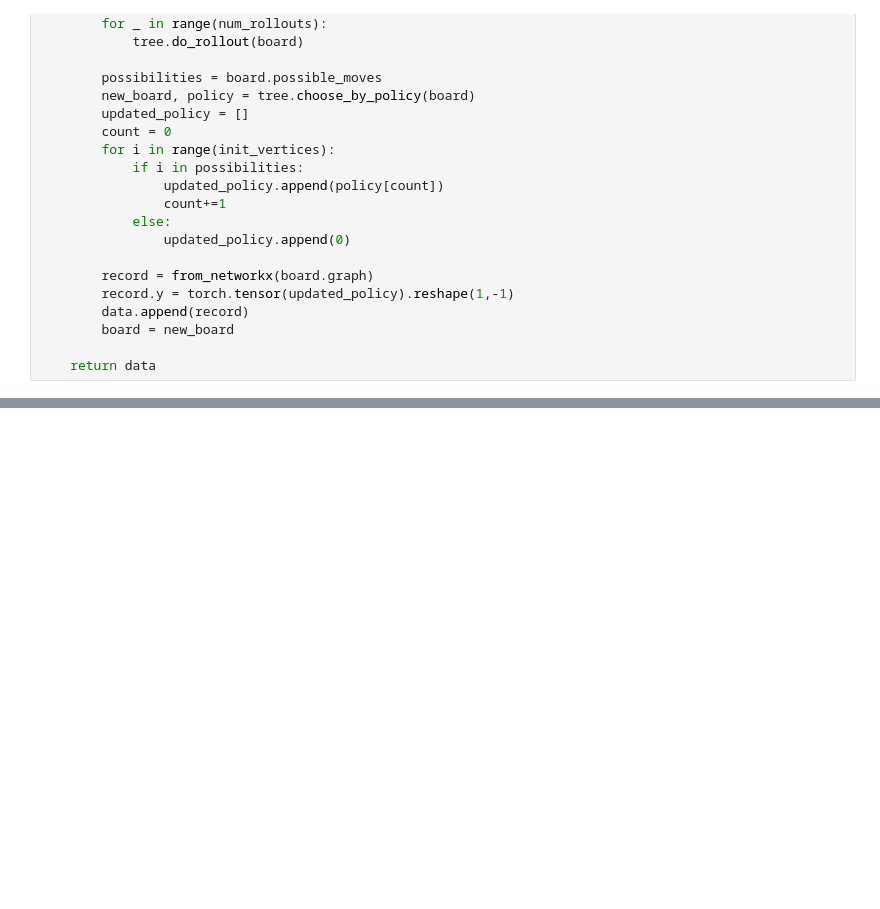
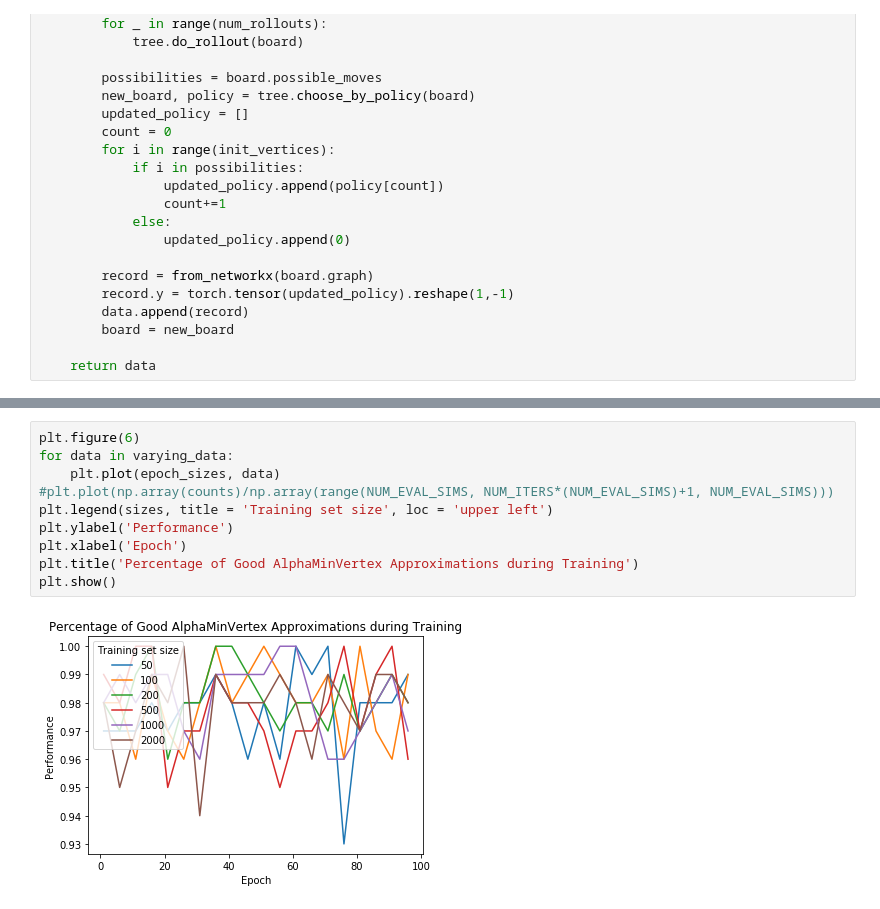
Before and after one commit to colindbrown/columbia-deep-learning-project, a Jupyter notebook: EX1/AlphaMinVertexCover_Submission.ipynb, the cells around one changed output, grey strips where cells are left out. Cells and saved outputs as stored; diff of their text form; blank space fills up the shorter version.

```diff
--- a/EX1/AlphaMinVertexCover_Submission.ipynb
+++ b/EX1/AlphaMinVertexCover_Submission.ipynb
@@ -625,0 +731,12 @@ print('Finished in {} sec'.format(time.time()-start))
+# %%
+plt.figure(6)
+for data in varying_data:
+    plt.plot(epoch_sizes, data)
+#plt.plot(np.array(counts)/np.array(range(NUM_EVAL_SIMS, NUM_ITERS*(NUM_EVAL_SIMS)+1, NUM_EVAL_SIMS)))
+plt.legend(sizes, title = 'Training set size', loc = 'upper left')
+plt.ylabel('Performance')
+plt.xlabel('Epoch')
+plt.title('Percentage of Good AlphaMinVertex Approximations during Training')
+plt.show()
+# %% [output]
+[figure, added]
```
Also changed, not shown: parts of 5 cells of this notebook, 2 other files.
